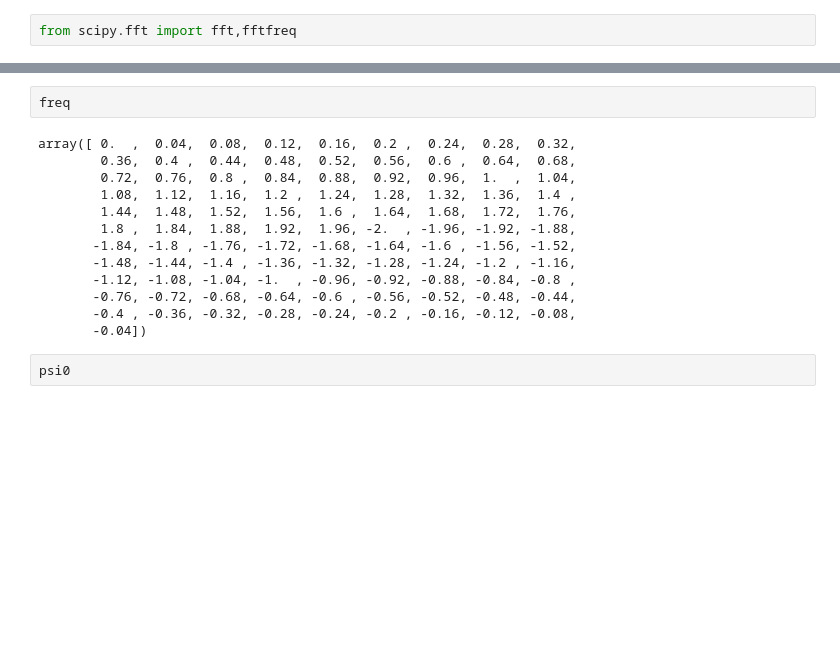
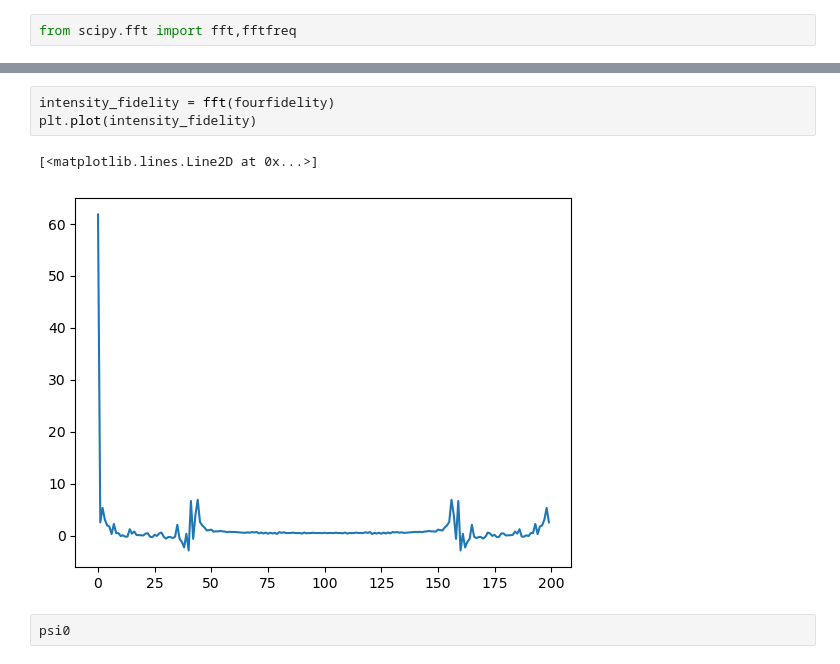
Before and after one commit to CharlieStalker/MPhys_QMBS, a Jupyter notebook: Qutip.ipynb, the cells around one changed output, grey strips where cells are left out. Cells and saved outputs as stored; diff of their text form; blank space fills up the shorter version.

```diff
--- a/Qutip.ipynb
+++ b/Qutip.ipynb
@@ -97,18 +109,9 @@ plt.plot(intensity)
 # %%
-freq
+intensity_fidelity = fft(fourfidelity)
+plt.plot(intensity_fidelity)
 # %% [output]
-array([ 0.  ,  0.04,  0.08,  0.12,  0.16,  0.2 ,  0.24,  0.28,  0.32,
-        0.36,  0.4 ,  0.44,  0.48,  0.52,  0.56,  0.6 ,  0.64,  0.68,
-        0.72,  0.76,  0.8 ,  0.84,  0.88,  0.92,  0.96,  1.  ,  1.04,
-        1.08,  1.12,  1.16,  1.2 ,  1.24,  1.28,  1.32,  1.36,  1.4 ,
-        1.44,  1.48,  1.52,  1.56,  1.6 ,  1.64,  1.68,  1.72,  1.76,
-        1.8 ,  1.84,  1.88,  1.92,  1.96, -2.  , -1.96, -1.92, -1.88,
-       -1.84, -1.8 , -1.76, -1.72, -1.68, -1.64, -1.6 , -1.56, -1.52,
-       -1.48, -1.44, -1.4 , -1.36, -1.32, -1.28, -1.24, -1.2 , -1.16,
-       -1.12, -1.08, -1.04, -1.  , -0.96, -0.92, -0.88, -0.84, -0.8 ,
-       -0.76, -0.72, -0.68, -0.64, -0.6 , -0.56, -0.52, -0.48, -0.44,
-       -0.4 , -0.36, -0.32, -0.28, -0.24, -0.2 , -0.16, -0.12, -0.08,
-       -0.04])
+[<matplotlib.lines.Line2D at 0x...>]
+[figure, added]
 # %%
 psi0
 # %% [output]
```
Also changed, not shown: parts of 8 cells of this notebook.
